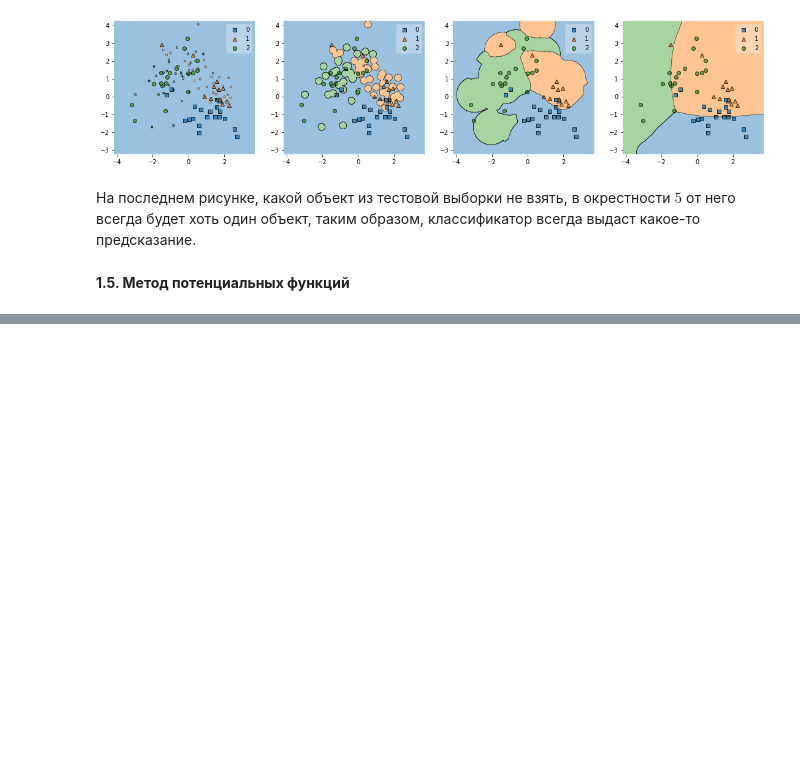
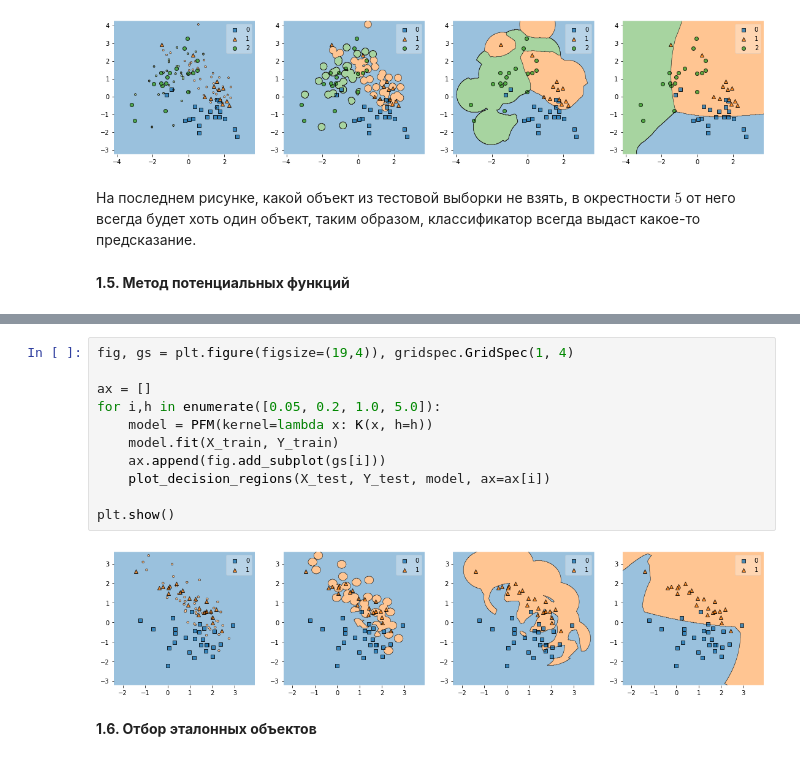
Before and after one commit to vederko-p/ml-first-steps, a Jupyter notebook: seminars/sem 4. Метрические методы классификации и регрессии/sem4.ipynb, the cells around one changed output, grey strips where cells are left out. Drawn from its saved outputs; the diff is of its cells as text; blank space fills up the shorter version.

```diff
--- a/seminars/sem 4. Метрические методы классификации и регрессии/sem4.ipynb
+++ b/seminars/sem 4. Метрические методы классификации и регрессии/sem4.ipynb
@@ -223,0 +292,15 @@ plt.show()
+# %%
+fig, gs = plt.figure(figsize=(19,4)), gridspec.GridSpec(1, 4)
+
+ax = []
+for i,h in enumerate([0.05, 0.2, 1.0, 5.0]):
+    model = PFM(kernel=lambda x: K(x, h=h))
+    model.fit(X_train, Y_train)
+    ax.append(fig.add_subplot(gs[i]))
+    plot_decision_regions(X_test, Y_test, model, ax=ax[i])
+
+plt.show()
+# %% [output]
+[figure, added]
+# %% [markdown]
+**1.6. Отбор эталонных объектов**
```
Also changed, not shown: parts of 6 cells of this notebook.
